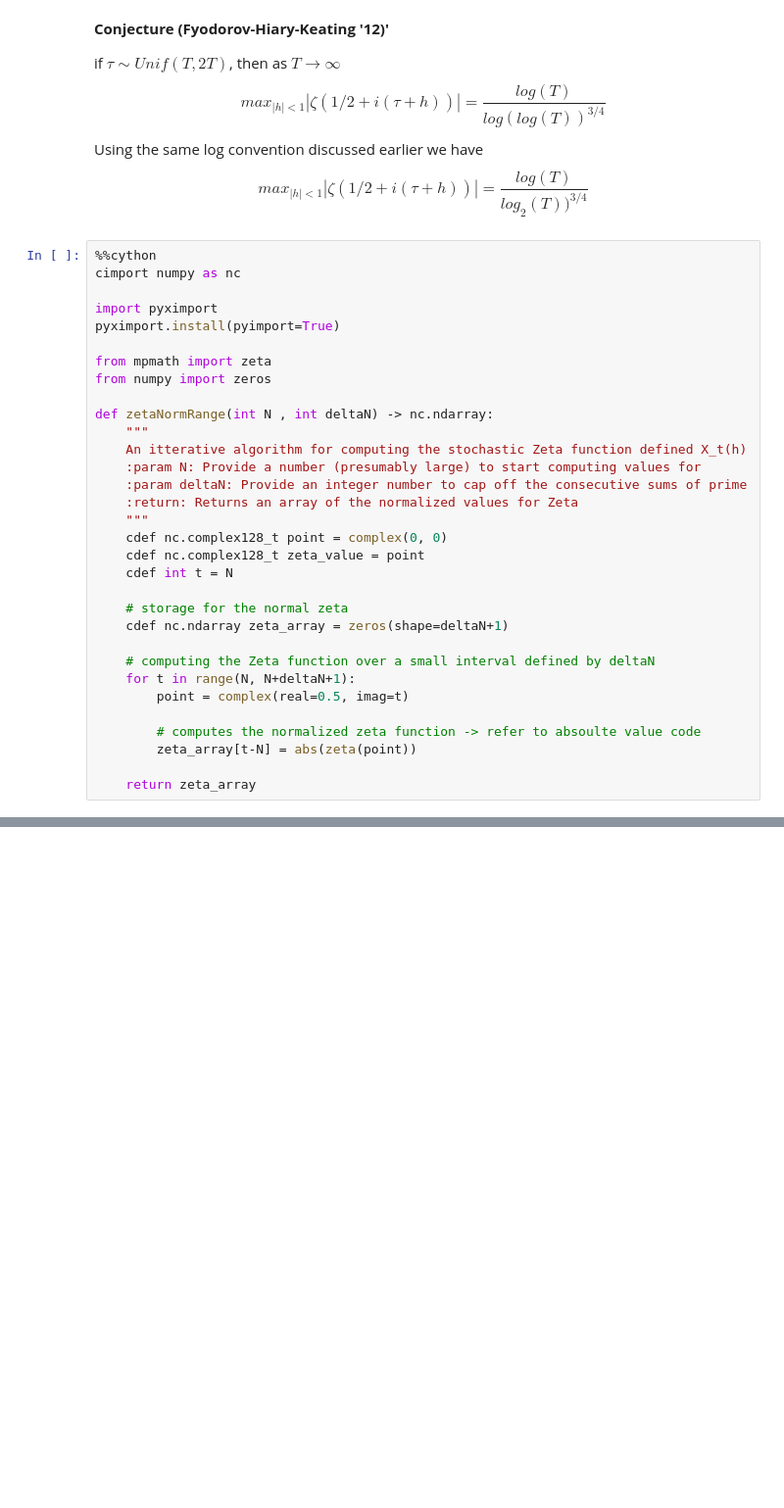
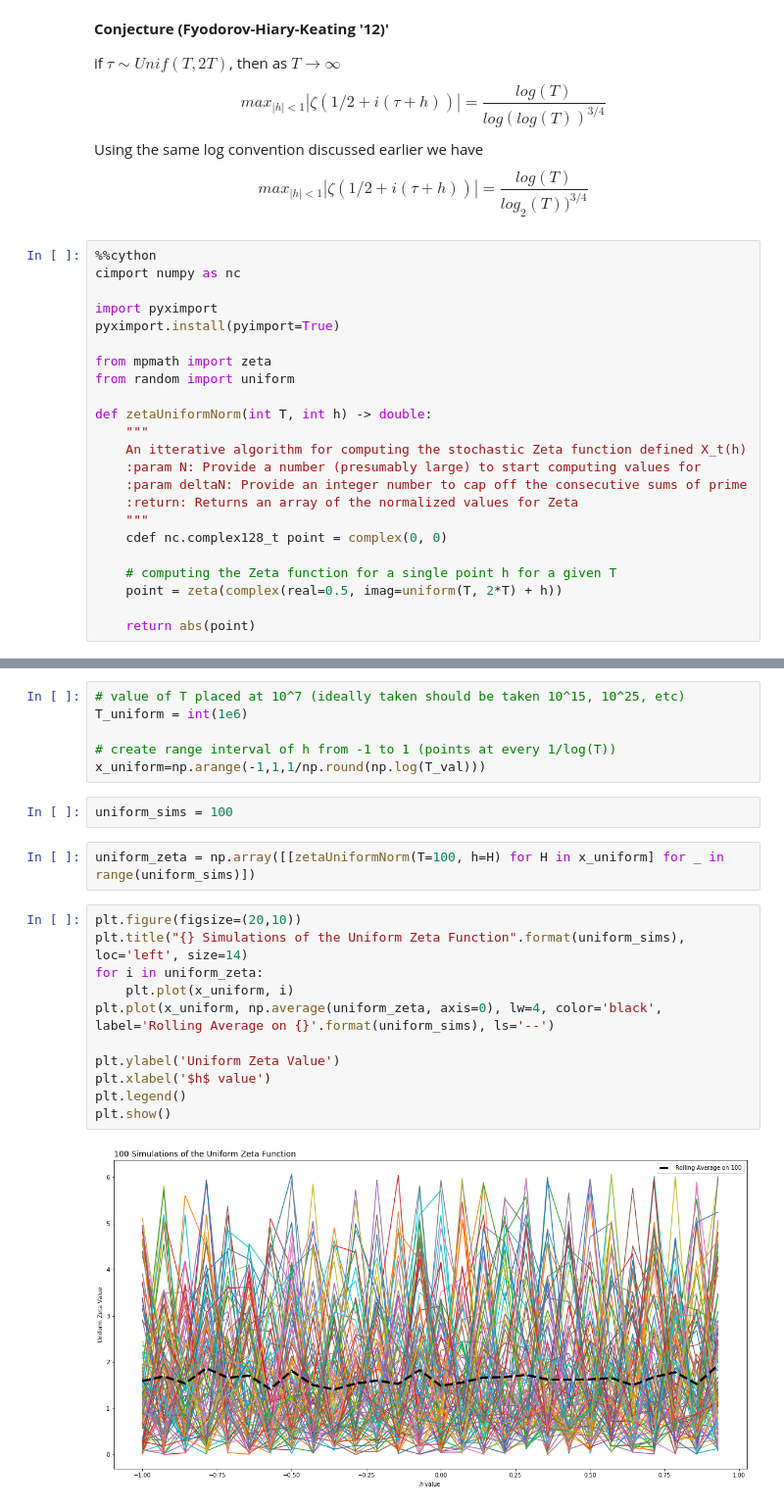
Before and after one commit to Raj9898/Random_Zeta, a Jupyter notebook: Zeta Function Simulation.ipynb, the cells around one changed output, grey strips where cells are left out. Shown at 98% size. Drawn from its saved outputs; the diff is of its cells as text; blank space fills up the shorter version.

```diff
--- a/Zeta Function Simulation.ipynb
+++ b/Zeta Function Simulation.ipynb
@@ -273,9 +330,9 @@ import pyximport
 pyximport.install(pyimport=True)
 
 from mpmath import zeta
-from numpy import zeros
+from random import uniform
 
-def zetaNormRange(int N , int deltaN) -> nc.ndarray:
+def zetaUniformNorm(int T, int h) -> double:
     """
     An itterative algorithm for computing the stochastic Zeta function defined X_t(h)
     :param N: Provide a number (presumably large) to start computing values for
@@ -283,17 +340,8 @@ def zetaNormRange(int N , int deltaN) -> nc.ndarray:
     :return: Returns an array of the normalized values for Zeta
     """
     cdef nc.complex128_t point = complex(0, 0)
-    cdef nc.complex128_t zeta_value = point
-    cdef int t = N
 
-    # storage for the normal zeta
-    cdef nc.ndarray zeta_array = zeros(shape=deltaN+1)
+    # computing the Zeta function for a single point h for a given T
+    point = zeta(complex(real=0.5, imag=uniform(T, 2*T) + h))
 
-    # computing the Zeta function over a small interval defined by deltaN
-    for t in range(N, N+deltaN+1):
-        point = complex(real=0.5, imag=t)
-
-        # computes the normalized zeta function -> refer to absoulte value code
-        zeta_array[t-N] = abs(zeta(point))
-
-    return zeta_array
+    return abs(point)
@@ -325,0 +348,23 @@ plt.show()
+# %%
+# value of T placed at 10^7 (ideally taken should be taken 10^15, 10^25, etc)
+T_uniform = int(1e6)
+
+# create range interval of h from -1 to 1 (points at every 1/log(T))
+x_uniform=np.arange(-1,1,1/np.round(np.log(T_val)))
+# %%
+uniform_sims = 100
+# %%
+uniform_zeta = np.array([[zetaUniformNorm(T=100, h=H) for H in x_uniform] for _ in range(uniform_sims)])
+# %%
+plt.figure(figsize=(20,10))
+plt.title("{} Simulations of the Uniform Zeta Function".format(uniform_sims), loc='left', size=14)
+for i in uniform_zeta:
+    plt.plot(x_uniform, i)
+plt.plot(x_uniform, np.average(uniform_zeta, axis=0), lw=4, color='black', label='Rolling Average on {}'.format(uniform_sims), ls='--')
+
+plt.ylabel('Uniform Zeta Value')
+plt.xlabel('$h$ value')
+plt.legend()
+plt.show()
+# %% [output]
+[figure, added]
```
Also changed, not shown: parts of 20 cells of this notebook.
